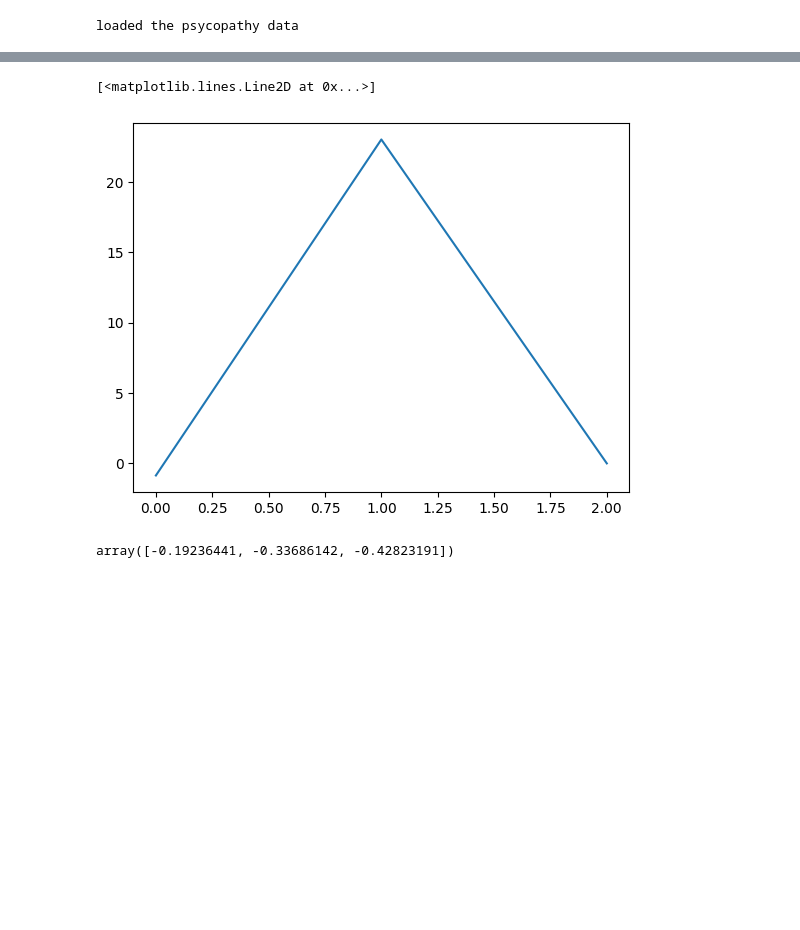
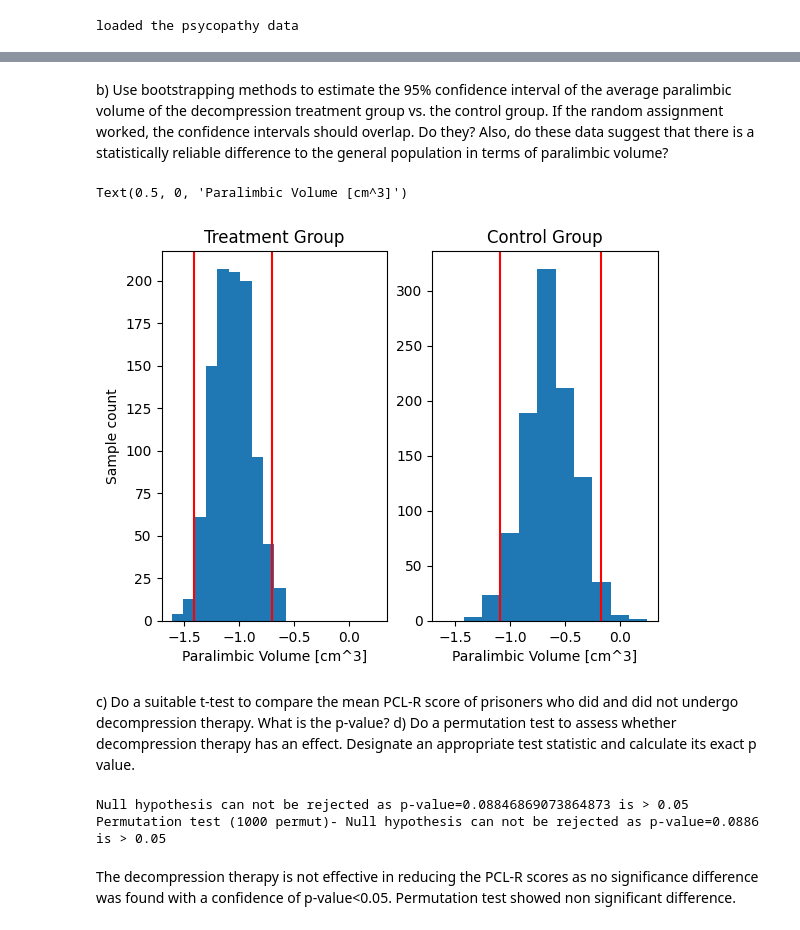
Before and after one commit to juanpbotero98/Homework-Repos, a Jupyter notebook: HW5/Problem-3.ipynb, the cells around one changed output, grey strips where cells are left out. Cells and saved outputs as stored; diff of their text form; code cells hidden in the pictures; blank space fills up the shorter version.

```diff
--- a/HW5/Problem-3.ipynb
+++ b/HW5/Problem-3.ipynb
@@ -55,12 +70,56 @@ plt.legend()
-# %%
-p = [1,2.3]
-p.pop
-# %% [output]
-[<matplotlib.lines.Line2D at 0x...>]
-[figure, removed]
-# %%
-coeffs = np.polyfit(PLCr_scores,cortical_vol,deg=3)
-p = np.poly1d(coeffs)
-p([1,2,3])
-# %% [output]
-array([-0.19236441, -0.33686142, -0.42823191])
+# %% [markdown]
+b) Use bootstrapping methods to estimate the 95% confidence interval of the average paralimbic volume of the decompression treatment group vs. the control group. If the random assignment worked, the confidence intervals should overlap. Do they? Also, do these data suggest that there is a statistically reliable difference to the general population in terms of paralimbic volume?
+# %%
+# Split data set into treatment and control subsets
+treatment_index = np.where(participation==1)
+treatment_data = [cortical_vol[i] for i in treatment_index]
+control_index = np.where(participation==0)
+control_data = [cortical_vol[i] for i in control_index]
+# Obtain 1k bootstrapped samples
+treatment_boot = np.zeros((35,1000))
+control_boot = np.zeros((35,1000))
+for i in range(1000):
+  treatment_boot[:,i] = random.choices(treatment_data[0].tolist(), k=len(treatment_data[0]))
+  # treatment_avg = np.mean(treatment_boot)
+  # treatment_mean.append(treatment_avg)
+  control_boot [:,i] = random.choices(control_data[0].tolist(), k=len(control_data[0]))
+  # control_avg = np.mean(control_boot)
+  # control_mean.append(control_avg)
+treatment_avg = np.average(np.array(treatment_boot),axis=0)
+control_avg = np.average(np.array(control_boot),axis=0)
+# Calculate 95% bootstrapped confidence interval for average pf the paralimbic volume
+bootstrap_treatment = bootstrap(treatment_data, np.average, confidence_level=0.95,random_state=1, method='percentile')
+bootstrap_control = bootstrap(control_data, np.average, confidence_level=0.95,random_state=1, method='percentile')
+fig,ax = plt.subplots(1,2,sharex='all')
+# Histogram of mean
+ax[0].hist(treatment_avg)
+ax[0].axvline(x = bootstrap_treatment.confidence_interval[0] , color = 'r', label = 'axvline - full height')
+ax[0].axvline(x = bootstrap_treatment.confidence_interval[1] , color = 'r', label = 'axvline - full height')
+ax[0].set_title('Treatment Group')
+ax[0].set_ylabel('Sample count')
+ax[0].set_xlabel('Paralimbic Volume [cm^3]')
+ax[1].hist(control_avg)
+ax[1].axvline(x = bootstrap_control.confidence_interval[0] , color = 'r', label = 'axvline - full height')
+ax[1].axvline(x = bootstrap_control.confidence_interval[1] , color = 'r', label = 'axvline - full height')
+ax[1].set_title('Control Group')
+# ax[1].set_ylabel('Sample count')
+ax[1].set_xlabel('Paralimbic Volume [cm^3]')
+# %% [output]
+Text(0.5, 0, 'Paralimbic Volume [cm^3]')
+[figure, added]
+# %% [markdown]
+c) Do a suitable t-test to compare the mean PCL-R score of prisoners who did and did not undergo decompression therapy. What is the p-value?
+d) Do a permutation test to assess whether decompression therapy has an effect. Designate an appropriate test statistic and calculate its exact p value.
+# %%
+# Split data set into treatment and control subsets
+treatment_PCLR = [PLCr_scores[i] for i in treatment_index]
+control_PCLR = [PLCr_scores[i] for i in control_index]
+t_test = stats.ttest_ind(treatment_PCLR[0], control_PCLR[0])
+t_permut = stats.ttest_ind(treatment_PCLR[0], control_PCLR[0],permutations=10000)
+print('Null hypothesis can not be rejected as p-value={} is > 0.05'.format(t_test[1]))
+print('Permutation test (1000 permut)- Null hypothesis can not be rejected as p-value={} is > 0.05'.format(t_permut[1]))
+# %% [output]
+Null hypothesis can not be rejected as p-value=0.08846869073864873 is > 0.05
+Permutation test (1000 permut)- Null hypothesis can not be rejected as p-value=0.0886 is > 0.05
+# %% [markdown]
+The decompression therapy is not effective in reducing the PCL-R scores as no significance difference was found with a confidence of p-value<0.05. Permutation test showed non significant difference.
```
Also changed, not shown: parts of 4 cells of this notebook, 2 other files.
